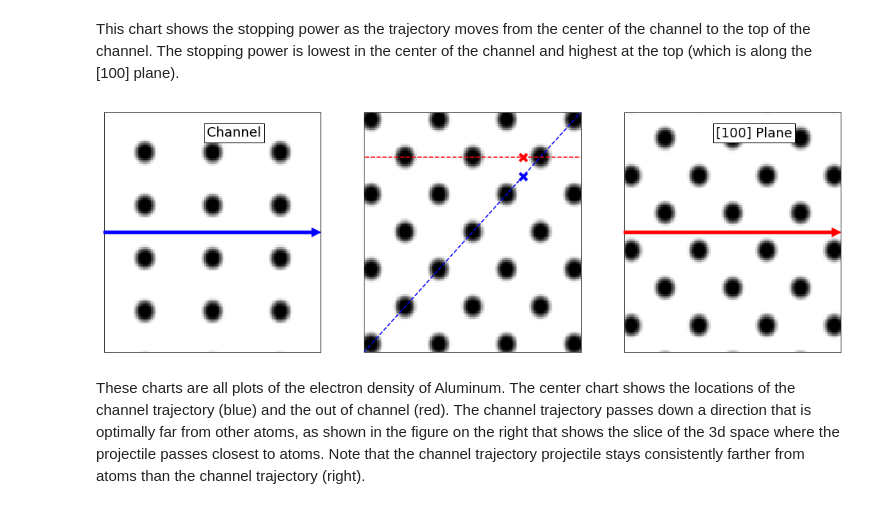
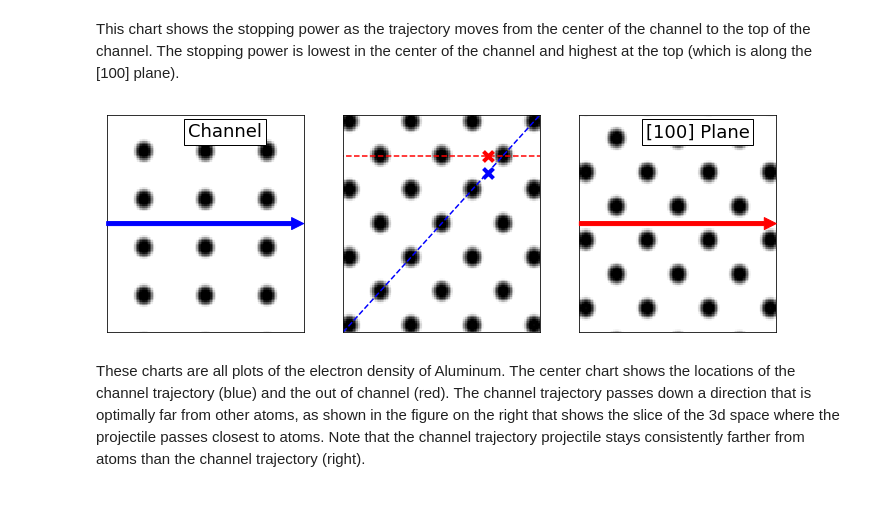
Before and after one commit to globus-labs/stopping-power-ml, a Jupyter notebook: single-velocity/2_evaluate-direction-dependence.ipynb, the cells around one changed output. Saved outputs shown, nothing was run; the diff lists cells and outputs as text; code cells hidden in the pictures.

```diff
--- a/single-velocity/2_evaluate-direction-dependence.ipynb
+++ b/single-velocity/2_evaluate-direction-dependence.ipynb
@@ -36,4 +34,6 @@ Parsl version :  0.3.0-alpha
 # %% [markdown]
 ## Load in Components for Model
 Get the data, featurizers, and model
+# %%
+channel_data = pd.read_pickle(os.path.join('data', 'channel_data.pkl.gz'))
 # %%
@@ -47,12 +45,11 @@ X_cols = sum([f.feature_labels() for f in featurizers], [])
 # %% [markdown]
 Load charge density. Useful for plots
 # %%
-density, cell = get_charge_density_interpolator(os.path.join('datasets', '256_Al', 'Al_semi_core_gs.cube'))
+density, cell = get_charge_density_interpolator(os.path.join('..', 'datasets', '256_Al', 'Al_semi_core_gs.cube'))
 # %% [markdown]
 ## Evaluate the Model on a 'Channeling Trajectory'
 One of our datasets is of the projectile moving along a 'channel' within the Al lattice. This trajectory is where the distance where the projectile travels least near any of the Al atoms, which means it should have the lowest stopping power
 # %%
-channel_data = data[data['directory'].str.contains('Al_256_channel')]
 print('Test set size: %d entries'%len(channel_data))
 # %% [output]
 Test set size: 2000 entries
@@ -82,3 +55,0 @@ def compute_features(featurizers, data, chunks=96, wait=True):
-# %%
-%%time
-channel_data = compute_features(featurizers, channel_data)
@@ -313,35 +327,35 @@ def make_trajectory_plot(ax, center, vec1, vec2, dist=0.4):
     # Make the plots
     pct = ax.pcolor(xs, ys, np.log(density(points).reshape(xs.shape)), vmin=-3, vmax=1, cmap='Greys')
 
     ax.set_xticks([])
     ax.set_yticks([])
     return pct
 
 make_trajectory_plot(ax[0], [0,0.75/4,0.75/4], [1,0,0], [0,1,1])
 ax[0].annotate('', xy=(1,0.5), xytext=(0,0.5), xycoords='axes fraction',
                textcoords='axes fraction', arrowprops=dict(color='b'))
 
 make_trajectory_plot(ax[1], [0,0,0], [1,0,0], [0,1,0])
 ax[1].set_xlim(ax[1].get_xlim())
 ax[1].set_ylim(ax[1].get_ylim())
 ax[1].plot([-1,1],[-1,1],'b--')
 ax[1].scatter([0.75/4,], [0.75/4,], color='b', s=100, marker='x', lw=4)
 ax[1].plot([-1,1],[0.25,0.25],'r--')
 ax[1].scatter([0.75/4,], [1./4,], color='r', s=100, marker='x', lw=4)
 
 make_trajectory_plot(ax[2], [0,0.75/4,1./4], [1,0,0], [0,1,0])
 ax[2].annotate('', xy=(1,0.5), xytext=(0,0.5), xycoords='axes fraction',
                textcoords='axes fraction', arrowprops=dict(color='r'))
 
 
 ax[0].text(0.6, 0.9, 'Channel', transform=ax[0].transAxes, ha='center',
            bbox={'facecolor':'w', 'edgecolor':'k'}, fontsize=18)
 ax[2].text(0.6, 0.9, '[100] Plane', transform=ax[2].transAxes, ha='center',
            bbox={'facecolor':'w', 'edgecolor':'k'}, fontsize=18)
 
-fig.set_size_inches(18, 6)
+fig.set_size_inches(12, 4)
 # %% [output]
-[figure, old version]
+[figure, new version]
 # %% [markdown]
 These charts are all plots of the electron density of Aluminum. The center chart shows the locations of the channel trajectory (blue) and the out of channel (red). The channel trajectory passes down a direction that is optimally far from other atoms, as shown in the figure on the right that shows the slice of the 3d space where the projectile passes closest to atoms. Note that the channel trajectory projectile stays consistently farther from atoms than the channel trajectory (right).
 # %% [markdown]
```
Also changed, not shown: parts of 43 cells of this notebook, 1 other file.
